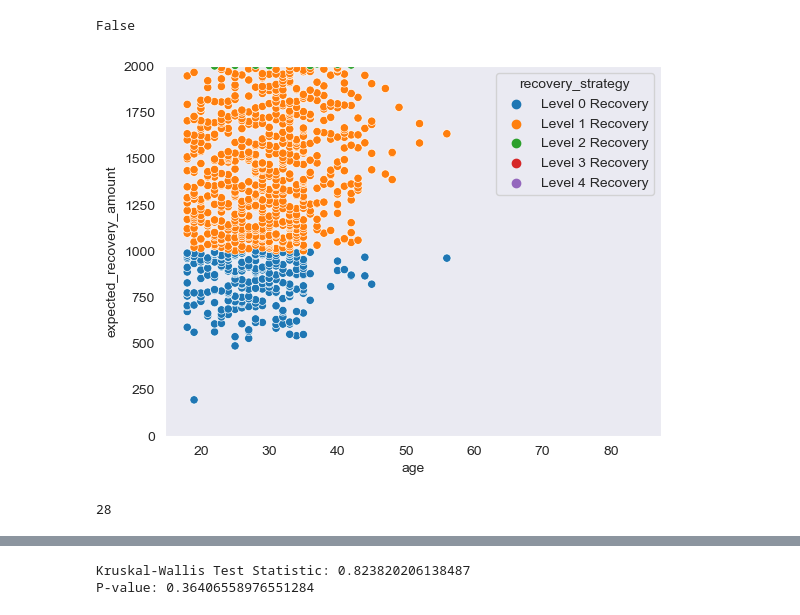
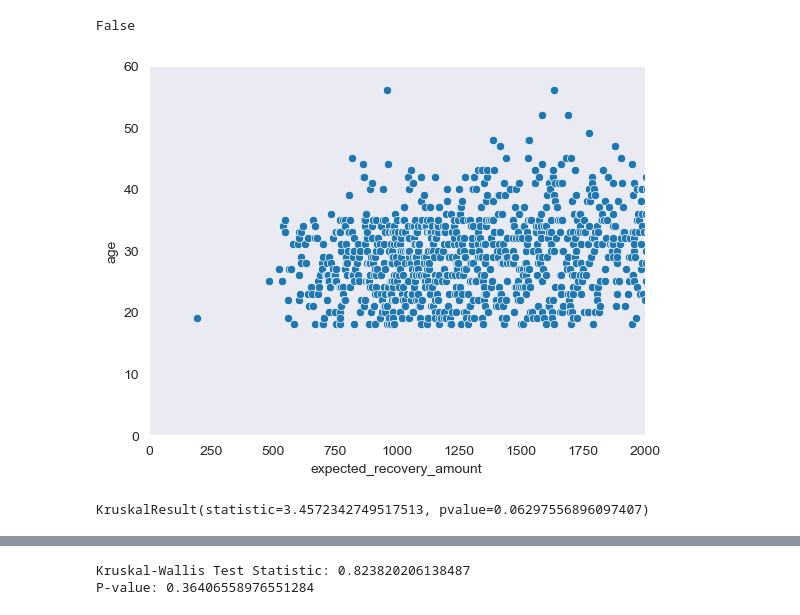
Before and after one commit to Technocolabs100/Analysis-of-Bank-Debit-Collections, a Jupyter notebook: Bank_Debit_Collections.ipynb, the cells around one changed output, grey strips where cells are left out. Saved outputs shown, nothing was run; the diff lists cells and outputs as text; code cells hidden in the pictures.

Commit message:
Final Analysis of Bank Debts

```diff
--- a/Bank_Debit_Collections.ipynb
+++ b/Bank_Debit_Collections.ipynb
@@ -37,15 +30,25 @@ bank_data.isnull().values.any()
 # %% [output]
 False
 # %%
-sns.scatterplot(x=bank_data['age'], y=bank_data['expected_recovery_amount'], hue=bank_data['recovery_strategy'])
-plt.ylim(0, 2000)
+sns.scatterplot(x=bank_data['expected_recovery_amount'], y=bank_data['age'])
+plt.ylim(0, 60)
+plt.xlim(0,2000)
 plt.show()
 # %% [output]
-[figure, old version]
+[figure, new version]
 # %%
+from scipy import stats
+
 #average age of customers just above and below the threshold
-average_age = bank_data[(bank_data['expected_recovery_amount'] > 900) & (bank_data['expected_recovery_amount'] < 1100)]['age'].mean()
-round(average_age)
+era_900_1100 = bank_data[(bank_data['expected_recovery_amount'] >= 900) &
+               (bank_data['expected_recovery_amount'] < 1100)]
+by_recovery_strategy = era_900_1100.groupby(['recovery_strategy'])
+by_recovery_strategy['age'].describe().unstack()
+
+#Kruskal-Wallis test
+Level_0_age = era_900_1100.loc[bank_data['recovery_strategy']=="Level 0 Recovery"]['age']
+Level_1_age = era_900_1100.loc[bank_data['recovery_strategy']=="Level 1 Recovery"]['age']
+stats.kruskal(Level_0_age, Level_1_age)
 # %% [output]
-28
+KruskalResult(statistic=3.4572342749517513, pvalue=0.06297556896097407)
 # %%
```
Also changed, not shown: parts of 5 cells of this notebook.
